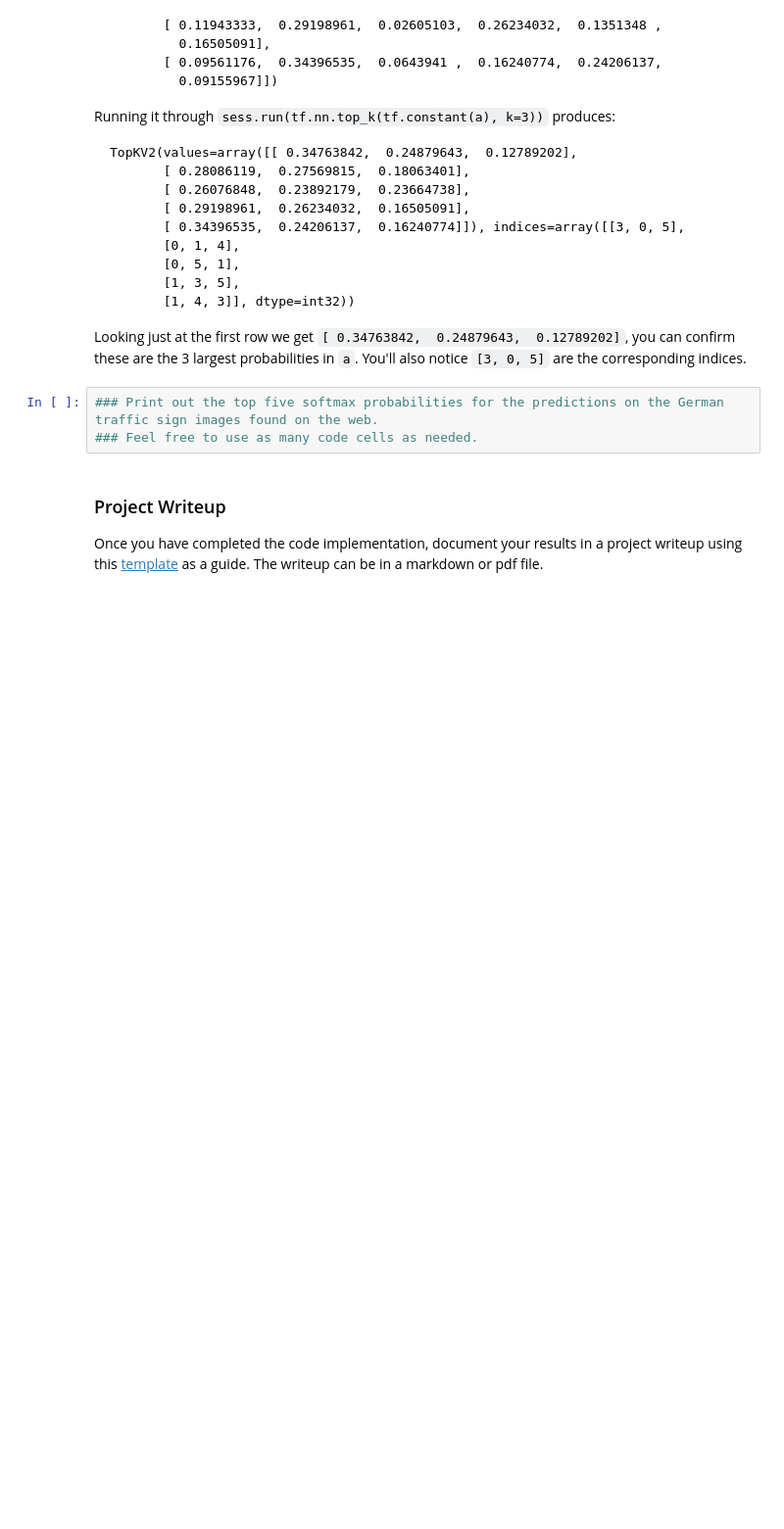
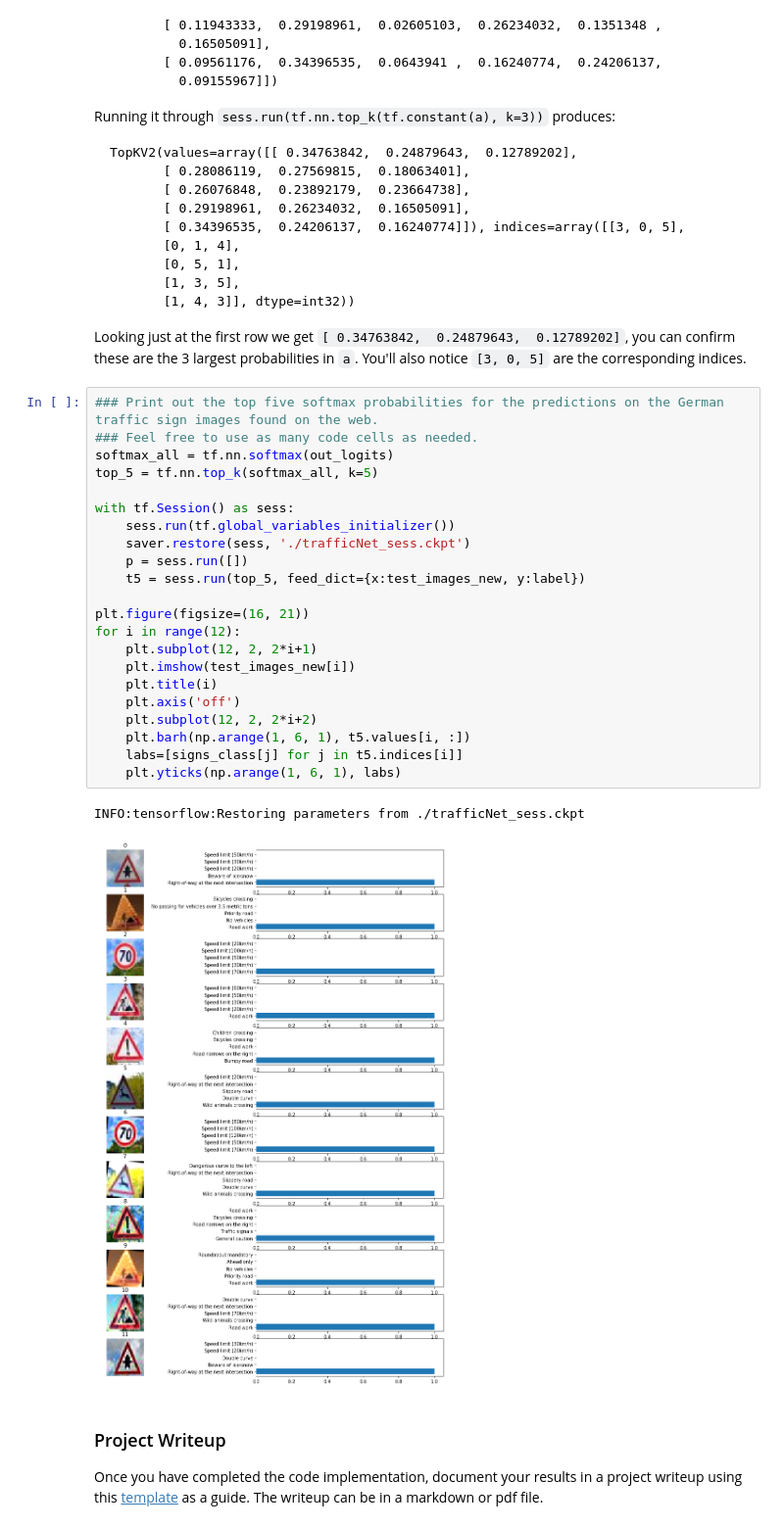
Before and after one commit to harshnandan/CarND-Traffic-Sign-Classifier-Proj, a Jupyter notebook: Traffic_Sign_Classifier.ipynb, the cells around one changed output. Shown: that part at 98% size. Cells and saved outputs as stored; diff of their text form; blank space fills up the shorter version.

````diff
--- a/Traffic_Sign_Classifier.ipynb
+++ b/Traffic_Sign_Classifier.ipynb
@@ -635,9 +625,31 @@ TopKV2(values=array([[ 0.34763842,  0.24879643,  0.12789202],
 ```
 
 Looking just at the first row we get `[ 0.34763842,  0.24879643,  0.12789202]`, you can confirm these are the 3 largest probabilities in `a`. You'll also notice `[3, 0, 5]` are the corresponding indices.
-# %%
-### Print out the top five softmax probabilities for the predictions on the German traffic sign images found on the web.
-### Feel free to use as many code cells as needed.
+# %%
+### Print out the top five softmax probabilities for the predictions on the German traffic sign images found on the web.
+### Feel free to use as many code cells as needed.
+softmax_all = tf.nn.softmax(out_logits)
+top_5 = tf.nn.top_k(softmax_all, k=5)
+
+with tf.Session() as sess:
+    sess.run(tf.global_variables_initializer())
+    saver.restore(sess, './trafficNet_sess.ckpt')
+    p = sess.run([])
+    t5 = sess.run(top_5, feed_dict={x:test_images_new, y:label})
+
+plt.figure(figsize=(16, 21))
+for i in range(12):
+    plt.subplot(12, 2, 2*i+1)
+    plt.imshow(test_images_new[i])
+    plt.title(i)
+    plt.axis('off')
+    plt.subplot(12, 2, 2*i+2)
+    plt.barh(np.arange(1, 6, 1), t5.values[i, :])
+    labs=[signs_class[j] for j in t5.indices[i]]
+    plt.yticks(np.arange(1, 6, 1), labs)
+# %% [output]
+INFO:tensorflow:Restoring parameters from ./trafficNet_sess.ckpt
+[figure, added]
 # %% [markdown]
 ### Project Writeup
 
````
Also changed, not shown: parts of 8 cells of this notebook, 3 other files.
